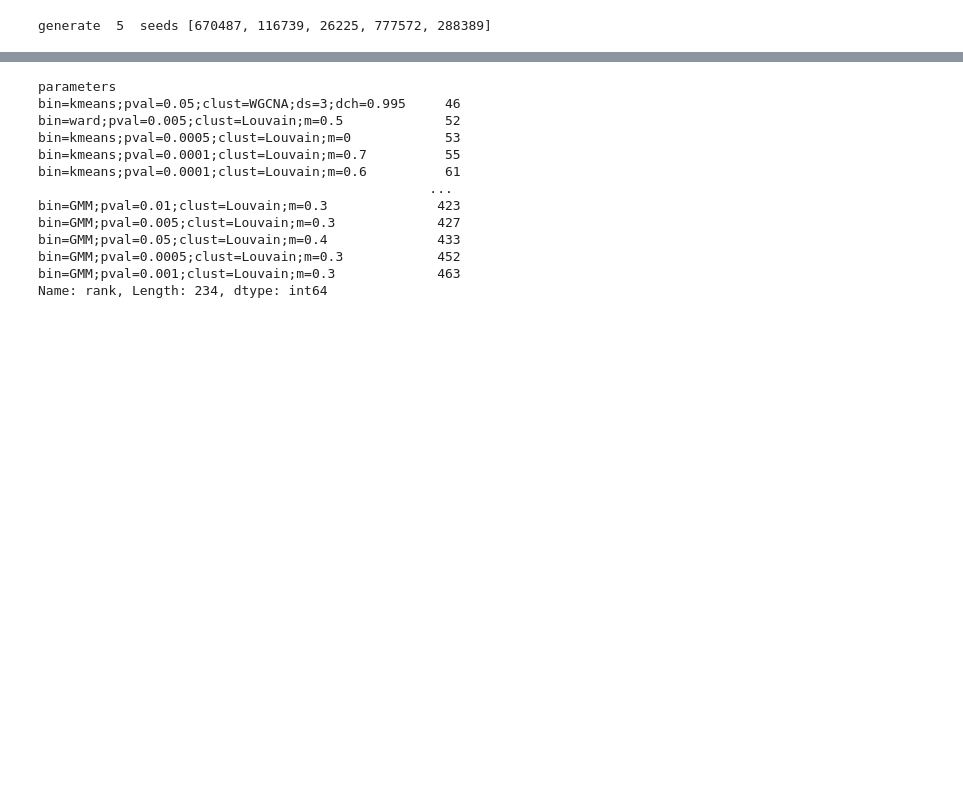
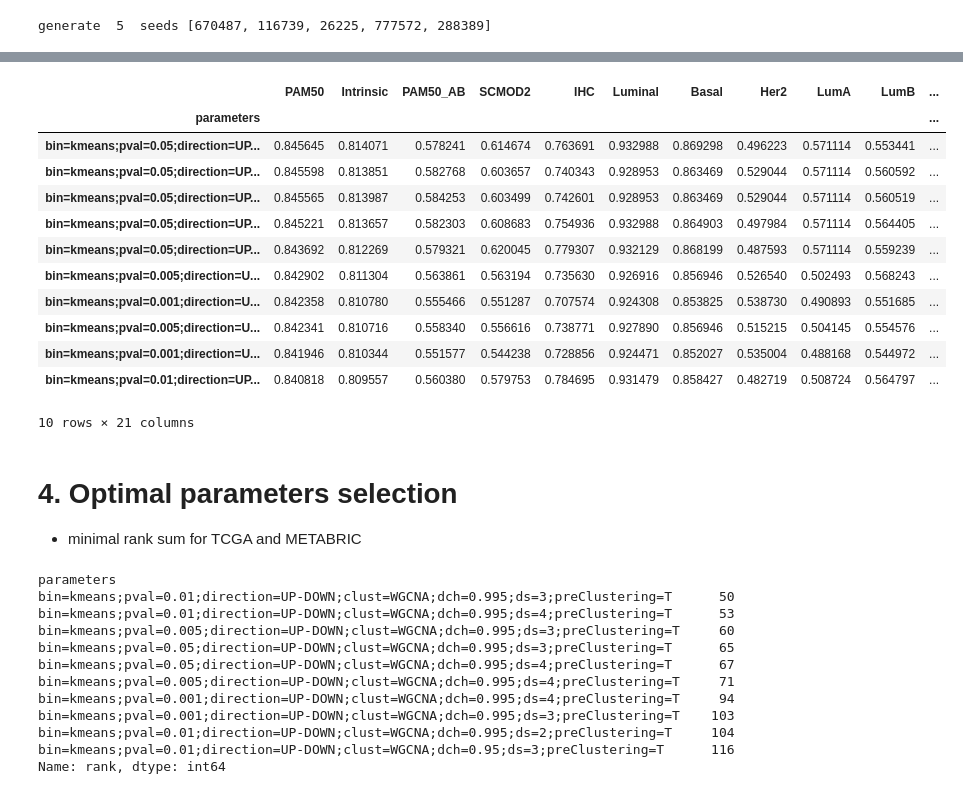
Before and after one commit to ozolotareva/unpast_paper, a Jupyter notebook: evaluation_on_real_data.ipynb, the cells around one changed output, grey strips where cells are left out. Drawn from its saved outputs; the diff is of its cells as text; code cells hidden in the pictures; blank space fills up the shorter version.

```diff
--- a/evaluation_on_real_data.ipynb
+++ b/evaluation_on_real_data.ipynb
@@ -356,19 +457,41 @@ pd.DataFrame.from_records(subt_m).to_csv("UnPaSt_METABRIC.tsv",sep = "\t")
+# %%
+# METABRIC
+df2 = pd.DataFrame.from_records(subt_m).groupby("parameters").agg("mean")
+df2 = df2.sort_values(cl,ascending = False)
+df2.head(10)
+# %% [output]
+|  | PAM50 | Intrinsic | PAM50_AB | SCMOD2 | IHC | Luminal | Basal | Her2 | LumA | LumB | ... |
+| parameters |  |  |  |  |  |  |  |  |  |  | ... |
+| bin=kmeans;pval=0.05;direction=UP... | 0.845645 | 0.814071 | 0.578241 | 0.614674 | 0.763691 | 0.932988 | 0.869298 | 0.496223 | 0.571114 | 0.553441 | ... |
+| bin=kmeans;pval=0.05;direction=UP... | 0.845598 | 0.813851 | 0.582768 | 0.603657 | 0.740343 | 0.928953 | 0.863469 | 0.529044 | 0.571114 | 0.560592 | ... |
+| bin=kmeans;pval=0.05;direction=UP... | 0.845565 | 0.813987 | 0.584253 | 0.603499 | 0.742601 | 0.928953 | 0.863469 | 0.529044 | 0.571114 | 0.560519 | ... |
+| bin=kmeans;pval=0.05;direction=UP... | 0.845221 | 0.813657 | 0.582303 | 0.608683 | 0.754936 | 0.932988 | 0.864903 | 0.497984 | 0.571114 | 0.564405 | ... |
+| bin=kmeans;pval=0.05;direction=UP... | 0.843692 | 0.812269 | 0.579321 | 0.620045 | 0.779307 | 0.932129 | 0.868199 | 0.487593 | 0.571114 | 0.559239 | ... |
+| bin=kmeans;pval=0.005;direction=U... | 0.842902 | 0.811304 | 0.563861 | 0.563194 | 0.735630 | 0.926916 | 0.856946 | 0.526540 | 0.502493 | 0.568243 | ... |
+| bin=kmeans;pval=0.001;direction=U... | 0.842358 | 0.810780 | 0.555466 | 0.551287 | 0.707574 | 0.924308 | 0.853825 | 0.538730 | 0.490893 | 0.551685 | ... |
+| bin=kmeans;pval=0.005;direction=U... | 0.842341 | 0.810716 | 0.558340 | 0.556616 | 0.738771 | 0.927890 | 0.856946 | 0.515215 | 0.504145 | 0.554576 | ... |
+| bin=kmeans;pval=0.001;direction=U... | 0.841946 | 0.810344 | 0.551577 | 0.544238 | 0.728856 | 0.924471 | 0.852027 | 0.535004 | 0.488168 | 0.544972 | ... |
+| bin=kmeans;pval=0.01;direction=UP... | 0.840818 | 0.809557 | 0.560380 | 0.579753 | 0.784695 | 0.931479 | 0.858427 | 0.482719 | 0.508724 | 0.564797 | ... |
+10 rows × 21 columns
+# %% [markdown]
+# 4. Optimal parameters selection
+
+* minimal rank sum for TCGA and METABRIC
 # %%
 df["rank"] = range(df.shape[0])
 df2["rank"] = range(df2.shape[0])
 r = df["rank"]+df2["rank"]
-r.sort_values()
+r.sort_values().head(10)
 # %% [output]
 parameters
-bin=kmeans;pval=0.05;clust=WGCNA;ds=3;dch=0.995     46
-bin=ward;pval=0.005;clust=Louvain;m=0.5             52
-bin=kmeans;pval=0.0005;clust=Louvain;m=0            53
-bin=kmeans;pval=0.0001;clust=Louvain;m=0.7          55
-bin=kmeans;pval=0.0001;clust=Louvain;m=0.6          61
-                                                  ...
-bin=GMM;pval=0.01;clust=Louvain;m=0.3              423
-bin=GMM;pval=0.005;clust=Louvain;m=0.3             427
-bin=GMM;pval=0.05;clust=Louvain;m=0.4              433
-bin=GMM;pval=0.0005;clust=Louvain;m=0.3            452
-bin=GMM;pval=0.001;clust=Louvain;m=0.3             463
-Name: rank, Length: 234, dtype: int64
+bin=kmeans;pval=0.01;direction=UP-DOWN;clust=WGCNA;dch=0.995;ds=3;preClustering=T      50
+bin=kmeans;pval=0.01;direction=UP-DOWN;clust=WGCNA;dch=0.995;ds=4;preClustering=T      53
+bin=kmeans;pval=0.005;direction=UP-DOWN;clust=WGCNA;dch=0.995;ds=3;preClustering=T     60
+bin=kmeans;pval=0.05;direction=UP-DOWN;clust=WGCNA;dch=0.995;ds=3;preClustering=T      65
+bin=kmeans;pval=0.05;direction=UP-DOWN;clust=WGCNA;dch=0.995;ds=4;preClustering=T      67
+bin=kmeans;pval=0.005;direction=UP-DOWN;clust=WGCNA;dch=0.995;ds=4;preClustering=T     71
+bin=kmeans;pval=0.001;direction=UP-DOWN;clust=WGCNA;dch=0.995;ds=4;preClustering=T     94
+bin=kmeans;pval=0.001;direction=UP-DOWN;clust=WGCNA;dch=0.995;ds=3;preClustering=T    103
+bin=kmeans;pval=0.01;direction=UP-DOWN;clust=WGCNA;dch=0.995;ds=2;preClustering=T     104
+bin=kmeans;pval=0.01;direction=UP-DOWN;clust=WGCNA;dch=0.95;ds=3;preClustering=T      116
+Name: rank, dtype: int64
```
Also changed, not shown: parts of 35 cells of this notebook.
